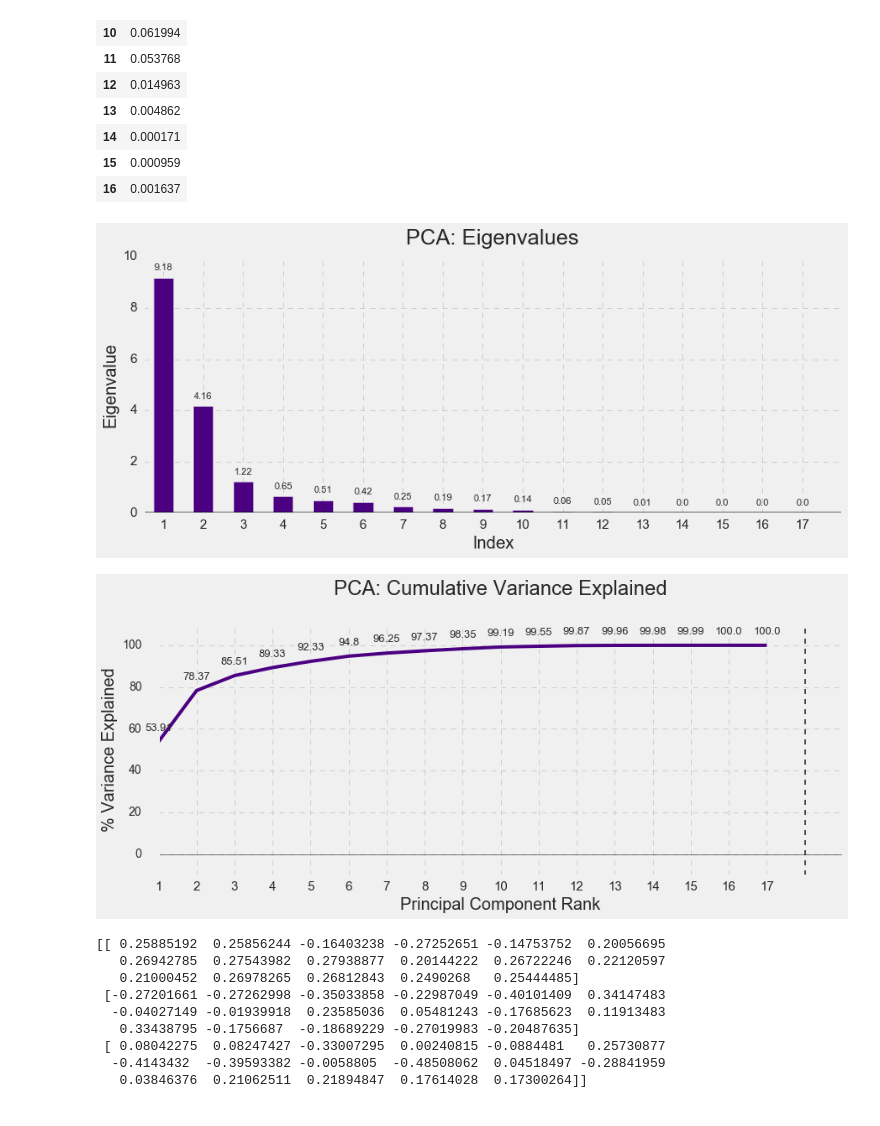
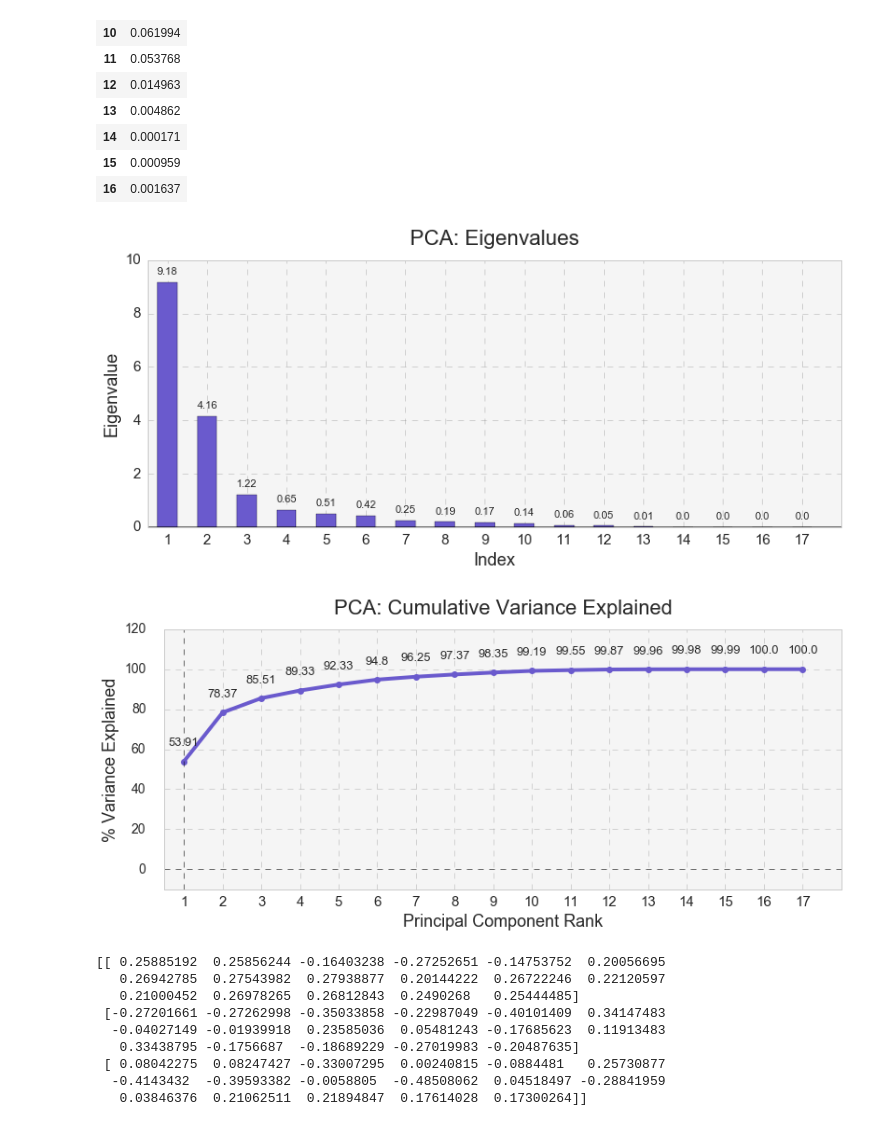
Before and after one commit to dmarinav/My-Projects, a Jupyter notebook: Airports/Part 2_EDA and Clusters.ipynb, the cells around one changed output. Cells and saved outputs as stored; diff of their text form; code cells hidden in the pictures.

```diff
--- a/Airports/Part 2_EDA and Clusters.ipynb
+++ b/Airports/Part 2_EDA and Clusters.ipynb
@@ -248,57 +338,67 @@ eigs
 | 15 | 0.000959 |
 | 16 | 0.001637 |
 # %%
-plt.style.use('bmh')
-plt.style.use('fivethirtyeight')
 
-eigs = pd.DataFrame(eigenValues)
 
-ax=eigs.plot.bar(color = 'indigo',legend=None,figsize=(13,5))
-plt.title('PCA: Eigenvalues', fontsize = 25, y = 1.03)
-plt.ylabel('Eigenvalue', fontsize = 20)
-plt.xlabel('Index', fontsize = 20)
+plt.style.use('seaborn-whitegrid')
+
+
+plt.rcParams['axes.facecolor'] = 'whitesmoke'
+
+
+ax=eigs.plot.bar(color = 'slateblue',legend=None,figsize=(13,5))
+plt.title('PCA: Eigenvalues', fontsize = 22, y = 1.04)
+plt.ylabel('Eigenvalue', fontsize = 18)
+plt.xlabel('Index', fontsize = 18)
 plt.axhline(0, color='black', alpha = 0.6)
 plt.xticks(range(-1, len(eigs)), rotation=0, fontsize = 15)
 for i, label in enumerate(list(eigs.index)):
     score = eigs.ix[label][0].round(2)
     ax.annotate(str(score), (i, score + .3),ha='center', size=11)
 ax.set_xticklabels(range(0,18))
 plt.yticks(fontsize = 15)
 plt.xlim([-.5, len(eigs)])
 plt.grid(color='gray', linestyle='--', alpha=.3)
 plt.show()
 # %% [output]
-[figure, old version]
+[figure, new version]
 # %%
 
 eigs = pd.DataFrame(cvarex)
+plt.style.use('seaborn-whitegrid')
 
-plt.style.use('bmh')
-plt.style.use('fivethirtyeight')
+
+plt.rcParams['axes.facecolor'] = 'whitesmoke'
+
+# plt.style.use('bmh')
+# # plt.style.use('fivethirtyeight')
+
+# plt.rcParams['axes.facecolor'] = 'whitesmoke'
+# plt.rcParams['figure.facecolor'] = 'whitesmoke'
 plt.figure(figsize=(13,5))
 ax = plt.gca()
-ax.set_ylabel('% Variance Explained', fontsize=20)
-ax.set_xlabel('Principal Component Rank', fontsize=20)
+ax.set_ylabel('% Variance Explained', fontsize=18)
+ax.set_xlabel('Principal Component Rank', fontsize=18)
 
-ax.set_title('PCA: Cumulative Variance Explained', fontsize=24, y = 1.10)
-ax.axvline(len(eigs), color='black', linestyle='dashed', alpha = 0.7, linewidth=2)
-ax.plot(cvarex, color = 'indigo', linewidth = 4)
+ax.set_title('PCA: Cumulative Variance Explained', fontsize=22, y = 1.04)
+
+ax.plot(cvarex, color = 'slateblue', linewidth = 4,marker='o')
 plt.xticks(fontsize = 15)
 plt.yticks(fontsize = 15)
 for i, label in enumerate(list(eigs.index)):
     score = eigs.ix[label][0].round(2)
-    ax.annotate(str(score), (i, score + 4),ha='center', va="bottom", size=13)
-#plt.xlim([-1, len(eigs)+2])
-plt.ylim([-10, 110])
+    ax.annotate(str(score), (i, score + 6.5),ha='center', va="bottom", size=13)
+plt.xlim([-.5, len(eigs)])
+plt.ylim([-10, 120])
 ax.set_xticklabels(range(1,18))
 plt.xticks(range(0,17, 1), fontsize=15)
 ax.tick_params(axis='y', which='major', pad=20,labelsize=14)
-plt.axhline(0, color='black', alpha = 0.5, linewidth = 1)
-plt.axvline(0, color='black', alpha = 0.5, linewidth = 1)
+plt.axhline(0, color='black', alpha = 0.5, linewidth = 1,linestyle='--')
+plt.axvline(0, color='black', alpha = 0.5, linewidth = 1,linestyle='--')
 plt.grid(color='gray', linestyle='--', alpha=.3)
 plt.show()
 # %% [output]
-[figure, old version]
+[figure, new version]
 # %%
 pcask = PCA(n_components=3)
 print pcask.fit(X_scaled).components_ # See the eigenvectors
```
Also changed, not shown: parts of 70 cells of this notebook, 6 other files.
